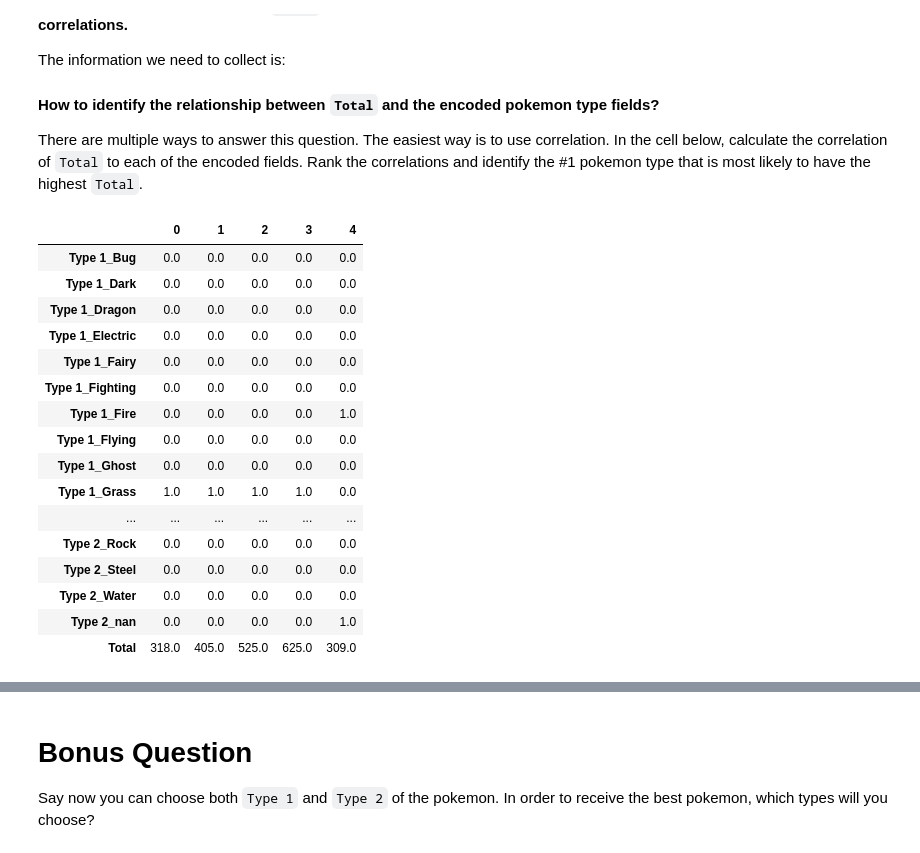
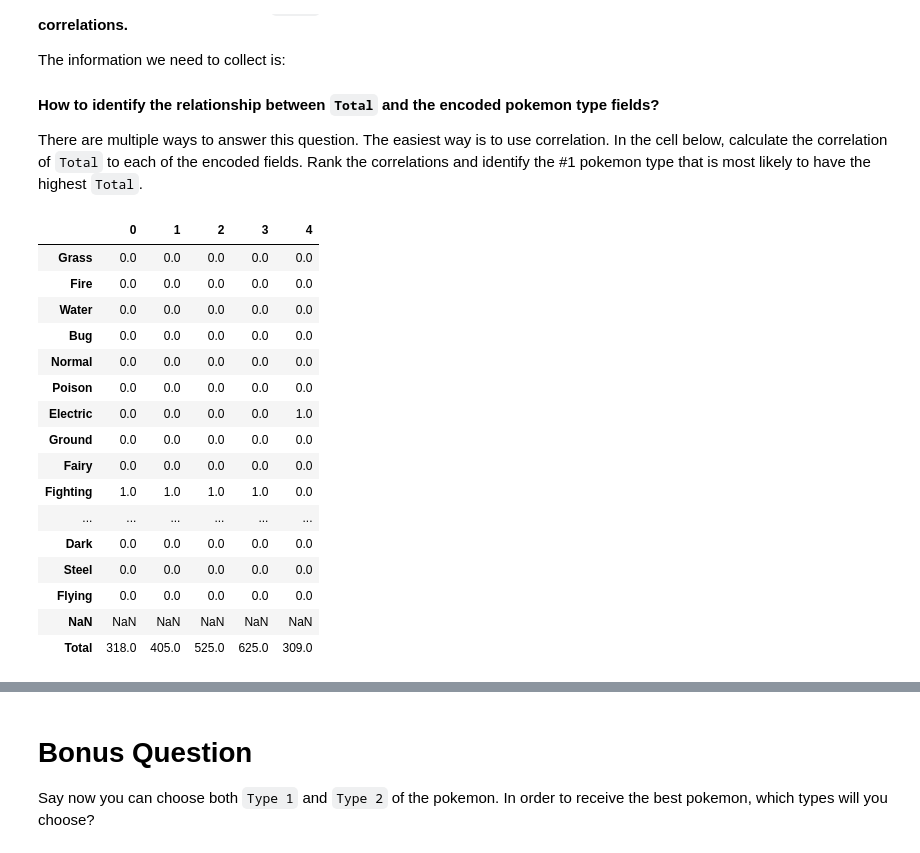
Before and after one commit to vrushali92/lab-dataframe-calculations, a Jupyter notebook: your-code/challenge-2.ipynb, the cells around one changed output, grey strips where cells are left out. Drawn from its saved outputs; the diff is of its cells as text; code cells hidden in the pictures.

```diff
--- a/your-code/challenge-2.ipynb
+++ b/your-code/challenge-2.ipynb
@@ -157,0 +91,11 @@ array=['Grass' 'Grass' 'Grass' 'Grass' 'Fire' 'Fire' 'Fire' 'Fire' 'Fire'
+# %%
+encoder = OneHotEncoder().fit(pokemon[["Type 1"]])
+encoded = encoder.transform(pokemon[["Type 1"]]).toarray()
+onehot_encoded = pd.DataFrame(encoded, columns = pokemon["Type 1"].unique())
+display(onehot_encoded.head())
+
+
+encoder2 = OneHotEncoder().fit(pokemon[["Type 2"]])
+encoded2 = encoder2.transform(pokemon[["Type 2"]]).toarray()
+onehot_encoded2 = pd.DataFrame(encoded2, columns = pokemon["Type 2"].unique())
+display(onehot_encoded2.head())
@@ -157,0 +115,5 @@ array=['Grass' 'Grass' 'Grass' 'Grass' 'Fire' 'Fire' 'Fire' 'Fire' 'Fire'
+# %%
+total = pd.concat([onehot_encoded, onehot_encoded2], axis = 0)
+# total = total.dropna()
+display(pokemon.head())
+total.head()
@@ -170,25 +145,25 @@ There are multiple ways to answer this question. The easiest way is to use corre
 # %%
 # your code here
 
-X_cat_encode["Total"] = pokemon["Total"]
-X_cat_encode.head().T
+total["Total"] = pokemon["Total"]
+total.head().T
 # %% [output]
 |  | 0 | 1 | 2 | 3 | 4 |
-| Type 1_Bug | 0.0 | 0.0 | 0.0 | 0.0 | 0.0 |
-| Type 1_Dark | 0.0 | 0.0 | 0.0 | 0.0 | 0.0 |
-| Type 1_Dragon | 0.0 | 0.0 | 0.0 | 0.0 | 0.0 |
-| Type 1_Electric | 0.0 | 0.0 | 0.0 | 0.0 | 0.0 |
-| Type 1_Fairy | 0.0 | 0.0 | 0.0 | 0.0 | 0.0 |
-| Type 1_Fighting | 0.0 | 0.0 | 0.0 | 0.0 | 0.0 |
-| Type 1_Fire | 0.0 | 0.0 | 0.0 | 0.0 | 1.0 |
-| Type 1_Flying | 0.0 | 0.0 | 0.0 | 0.0 | 0.0 |
-| Type 1_Ghost | 0.0 | 0.0 | 0.0 | 0.0 | 0.0 |
-| Type 1_Grass | 1.0 | 1.0 | 1.0 | 1.0 | 0.0 |
+| Grass | 0.0 | 0.0 | 0.0 | 0.0 | 0.0 |
+| Fire | 0.0 | 0.0 | 0.0 | 0.0 | 0.0 |
+| Water | 0.0 | 0.0 | 0.0 | 0.0 | 0.0 |
+| Bug | 0.0 | 0.0 | 0.0 | 0.0 | 0.0 |
+| Normal | 0.0 | 0.0 | 0.0 | 0.0 | 0.0 |
+| Poison | 0.0 | 0.0 | 0.0 | 0.0 | 0.0 |
+| Electric | 0.0 | 0.0 | 0.0 | 0.0 | 1.0 |
+| Ground | 0.0 | 0.0 | 0.0 | 0.0 | 0.0 |
+| Fairy | 0.0 | 0.0 | 0.0 | 0.0 | 0.0 |
+| Fighting | 1.0 | 1.0 | 1.0 | 1.0 | 0.0 |
 | ... | ... | ... | ... | ... | ... |
-| Type 2_Rock | 0.0 | 0.0 | 0.0 | 0.0 | 0.0 |
-| Type 2_Steel | 0.0 | 0.0 | 0.0 | 0.0 | 0.0 |
-| Type 2_Water | 0.0 | 0.0 | 0.0 | 0.0 | 0.0 |
-| Type 2_nan | 0.0 | 0.0 | 0.0 | 0.0 | 1.0 |
+| Dark | 0.0 | 0.0 | 0.0 | 0.0 | 0.0 |
+| Steel | 0.0 | 0.0 | 0.0 | 0.0 | 0.0 |
+| Flying | 0.0 | 0.0 | 0.0 | 0.0 | 0.0 |
+| NaN | NaN | NaN | NaN | NaN | NaN |
 | Total | 318.0 | 405.0 | 525.0 | 625.0 | 309.0 |
 # %%
 import seaborn as sns
```
Also changed, not shown: parts of 6 cells of this notebook, 1 other file.
